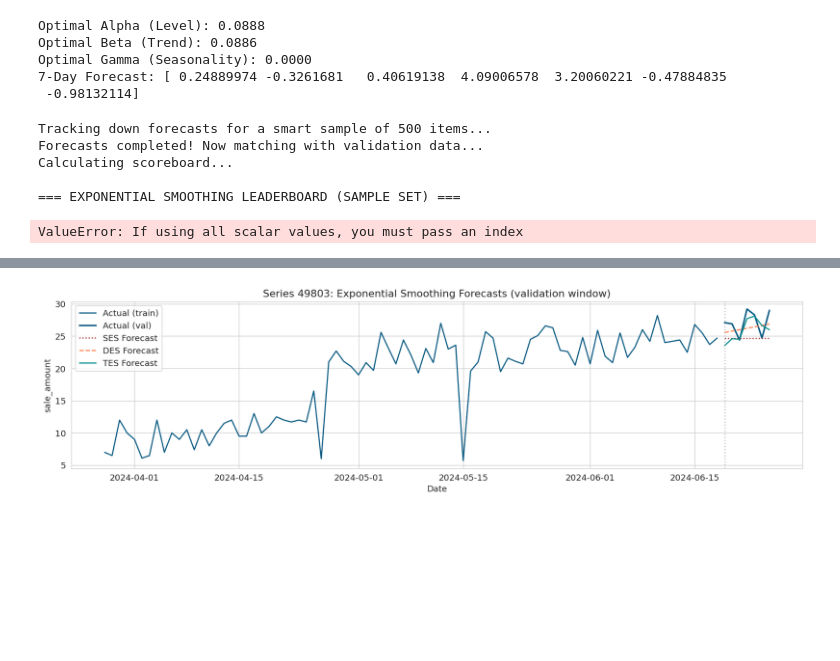
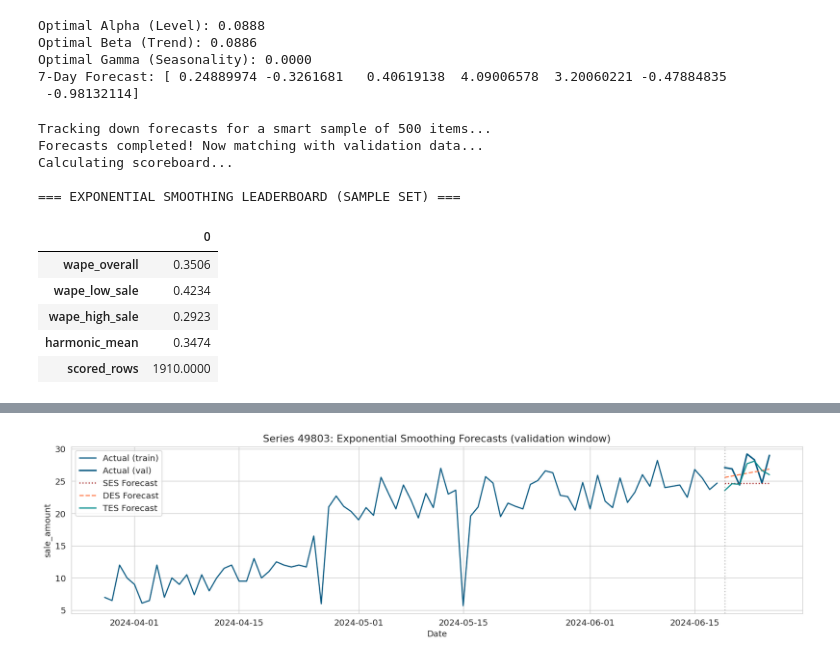
Before and after one commit to panhpham2000/Fresh-Retail, a Jupyter notebook: Copy_of_freshretail_starter.ipynb, the cells around one changed output, grey strips where cells are left out. Saved outputs shown, nothing was run; the diff lists cells and outputs as text; code cells hidden in the pictures; blank space fills up the shorter version.

```diff
--- a/Copy_of_freshretail_starter.ipynb
+++ b/Copy_of_freshretail_starter.ipynb
@@ -771,32 +771,37 @@ for sid in sample_series_ids:
         pred = np.repeat(history.mean(), 7) # Safe fallback
 
     es_forecasts[sid] = pred
 
 print("Forecasts completed! Now matching with validation data...")
 
 # 3. ALIGNMENT: Filter our validation data to ONLY look at our 500 sample items
 sample_val = val[val['series_id'].isin(sample_series_ids)].copy()
 
 def get_es_pred(row):
     sid = row['series_id']
     day_idx = row['day_idx']
     step = int(day_idx - 84)
     if sid in es_forecasts and 0 <= step < 7:
         return es_forecasts[sid][step]
     return 0
 
 sample_val['pred_exp_smoothing'] = sample_val.apply(get_es_pred, axis=1)
 
 # 4. SCORING: Calculate the WAPE for our sample
 print("Calculating scoreboard...\n")
 es_results = evaluate_forecast(sample_val, pred_col='pred_exp_smoothing')
 
 print("=== EXPONENTIAL SMOOTHING LEADERBOARD (SAMPLE SET) ===")
-display(pd.DataFrame(es_results).T)
+display(pd.DataFrame([es_results]).T)
 # %% [output]
 Tracking down forecasts for a smart sample of 500 items...
 Forecasts completed! Now matching with validation data...
 Calculating scoreboard...
 
 === EXPONENTIAL SMOOTHING LEADERBOARD (SAMPLE SET) ===
-ValueError: If using all scalar values, you must pass an index
+|  | 0 |
+| wape_overall | 0.3506 |
+| wape_low_sale | 0.4234 |
+| wape_high_sale | 0.2923 |
+| harmonic_mean | 0.3474 |
+| scored_rows | 1910.0000 |
```
Also changed, not shown: parts of 4 cells of this notebook.
